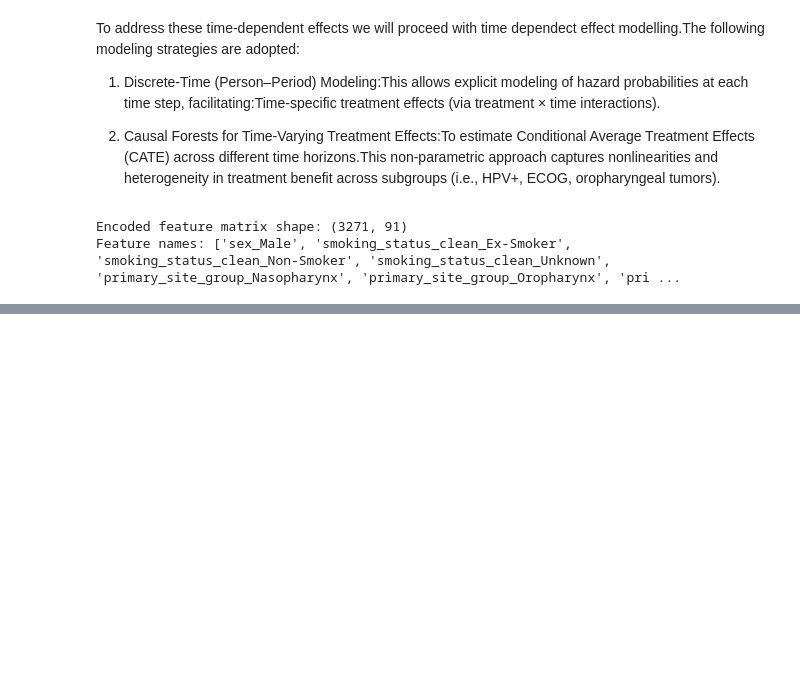
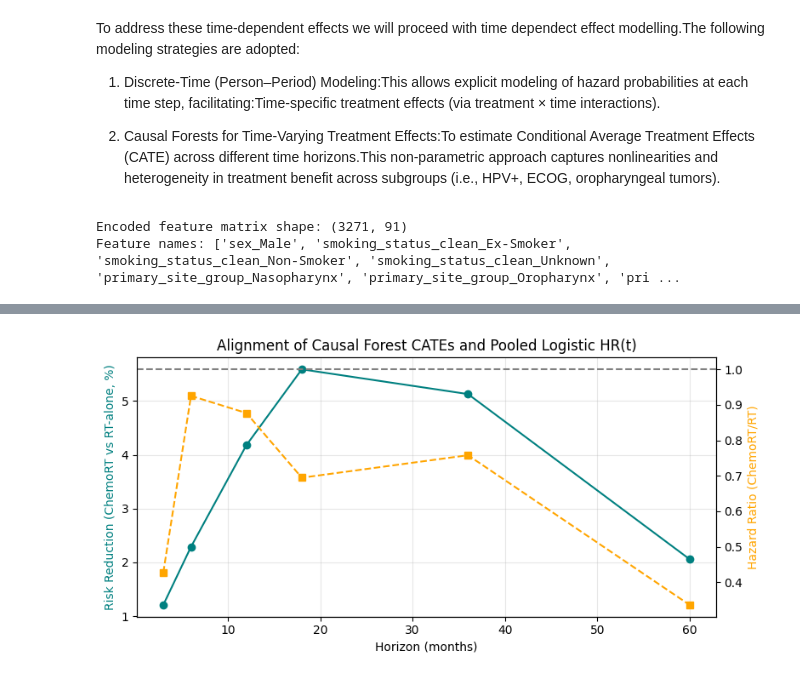
Before and after one commit to Doclikam/CausalMachineLearning-CRC-Drug-ResponsePrediction, a Jupyter notebook: Casual_Modelling.ipynb, the cells around one changed output, grey strips where cells are left out. Drawn from its saved outputs; the diff is of its cells as text; code cells hidden in the pictures; blank space fills up the shorter version.

```diff
--- a/Casual_Modelling.ipynb
+++ b/Casual_Modelling.ipynb
@@ -948,0 +1684,37 @@ Saved preprocessor to outputs/preprocessor_baseline.joblib
+# %%
+#Collect mean CATEs from forest
+forest_summary = pd.DataFrame({
+    'horizon_m': [3,6,12,18,36,60],
+    'mean_cate': [-0.0121, -0.0229, -0.0418, -0.0559, -0.0513, -0.0206],
+    'sd_cate': [0.034, 0.062, 0.130, 0.157, 0.156, 0.151]
+})
+forest_summary['survival_diff_%'] = -forest_summary['mean_cate'] * 100  # convert to % risk reduction
+
+# Extract HR trend from pooled logistic
+res_df['period_m'] = res_df['period_bin'].replace({
+    '0-3': 3, '4-6': 6, '7-12': 12, '13-24': 18, '25-60': 36, '60+': 60
+})
+res_df = res_df.sort_values('period_m')
+
+# Merge comparison
+merged = pd.merge(forest_summary, res_df[['period_m','HR_approx']], left_on='horizon_m', right_on='period_m', how='left')
+
+# Plot
+fig, ax1 = plt.subplots(figsize=(8,4))
+ax1.plot(merged['horizon_m'], merged['survival_diff_%'], 'o-', color='teal', label='Causal Forest (Risk Reduction, %)')
+ax1.set_ylabel('Risk Reduction (ChemoRT vs RT-alone, %)', color='teal')
+
+ax2 = ax1.twinx()
+ax2.plot(merged['horizon_m'], merged['HR_approx'], 's--', color='orange', label='Pooled Logistic HR')
+ax2.axhline(1.0, color='gray', linestyle='--')
+ax2.set_ylabel('Hazard Ratio (ChemoRT/RT)', color='orange')
+
+ax1.set_xlabel('Horizon (months)')
+ax1.set_title('Alignment of Causal Forest CATEs and Pooled Logistic HR(t)')
+ax1.grid(alpha=0.3)
+fig.tight_layout()
+
+plt.savefig('outputs/compare_pooled_vs_forest.png')
+plt.show()
+# %% [output]
+[figure, added]
```
Also changed, not shown: parts of 29 cells of this notebook.
